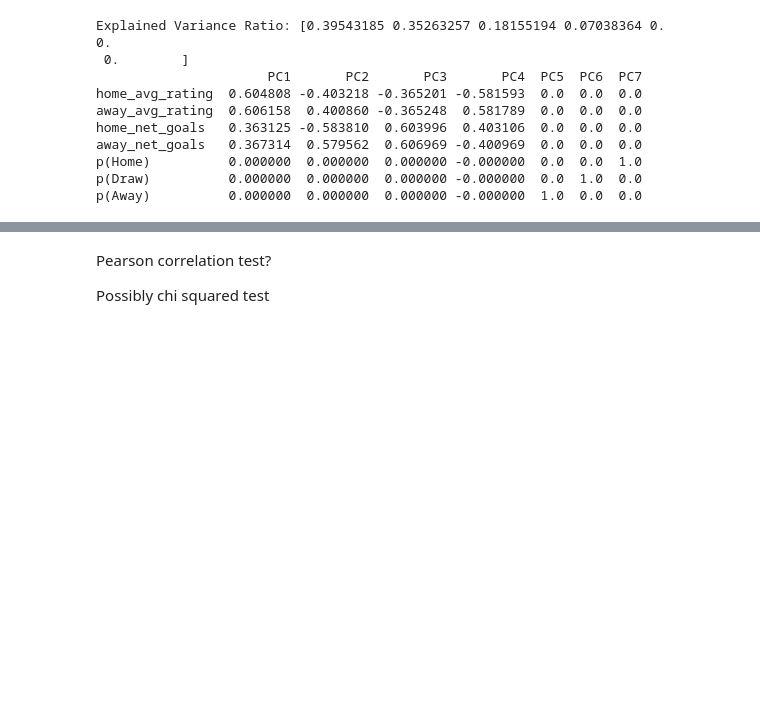
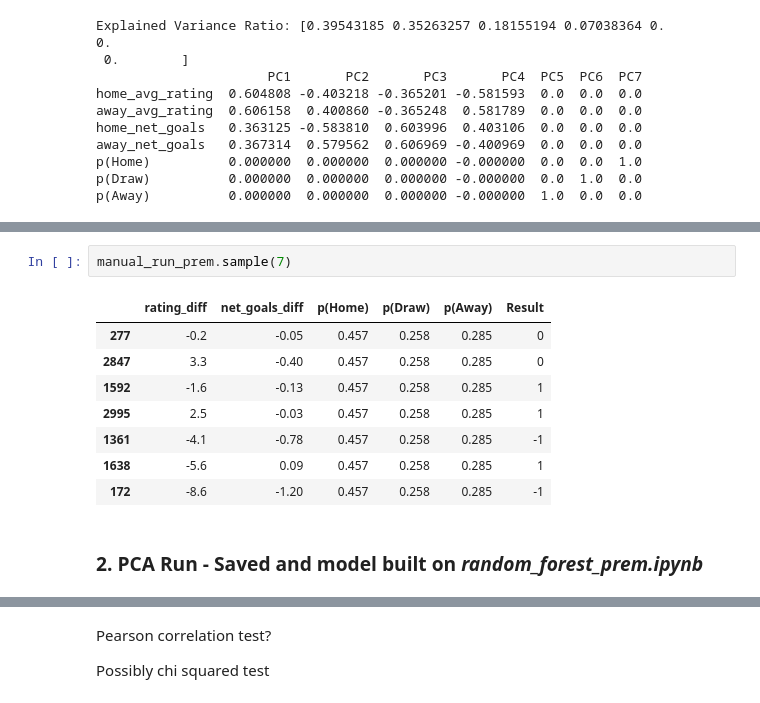
Before and after one commit to tjjdoherty/football-project-mvp, a Jupyter notebook: intro_clean_eda.ipynb, the cells around one changed output, grey strips where cells are left out. Saved outputs shown, nothing was run; the diff lists cells and outputs as text; blank space fills up the shorter version.

```diff
--- a/intro_clean_eda.ipynb
+++ b/intro_clean_eda.ipynb
@@ -1490,0 +1531,13 @@ PC3 is dominated by net goals, suggesting the performance specific variance that
+# %%
+manual_run_prem.sample(7)
+# %% [output]
+|  | rating_diff | net_goals_diff | p(Home) | p(Draw) | p(Away) | Result |
+| 277 | -0.2 | -0.05 | 0.457 | 0.258 | 0.285 | 0 |
+| 2847 | 3.3 | -0.40 | 0.457 | 0.258 | 0.285 | 0 |
+| 1592 | -1.6 | -0.13 | 0.457 | 0.258 | 0.285 | 1 |
+| 2995 | 2.5 | -0.03 | 0.457 | 0.258 | 0.285 | 1 |
+| 1361 | -4.1 | -0.78 | 0.457 | 0.258 | 0.285 | -1 |
+| 1638 | -5.6 | 0.09 | 0.457 | 0.258 | 0.285 | 1 |
+| 172 | -8.6 | -1.20 | 0.457 | 0.258 | 0.285 | -1 |
+# %% [markdown]
+### 2. PCA Run - Saved and model built on *random_forest_prem.ipynb*
```
Also changed, not shown: parts of 17 cells of this notebook, 4 other files.
